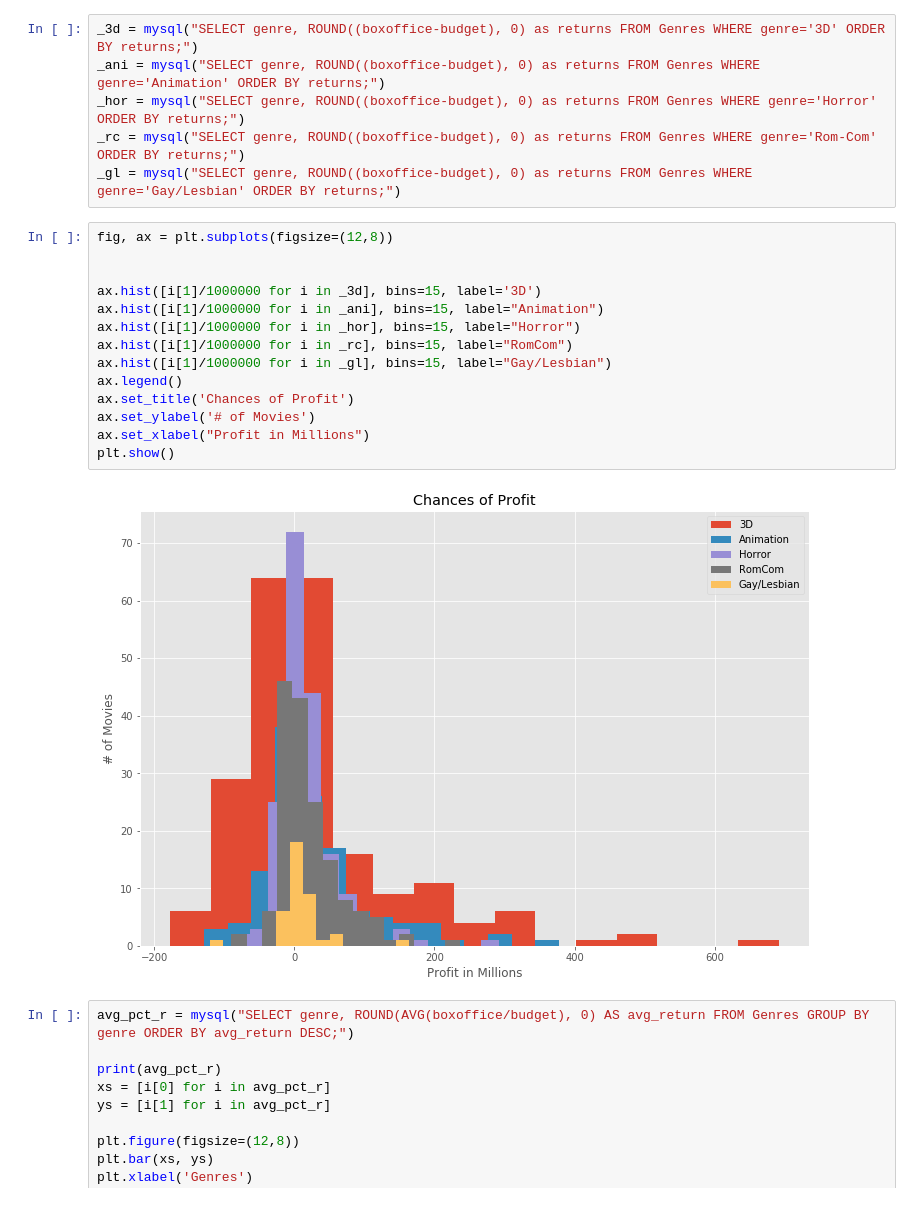
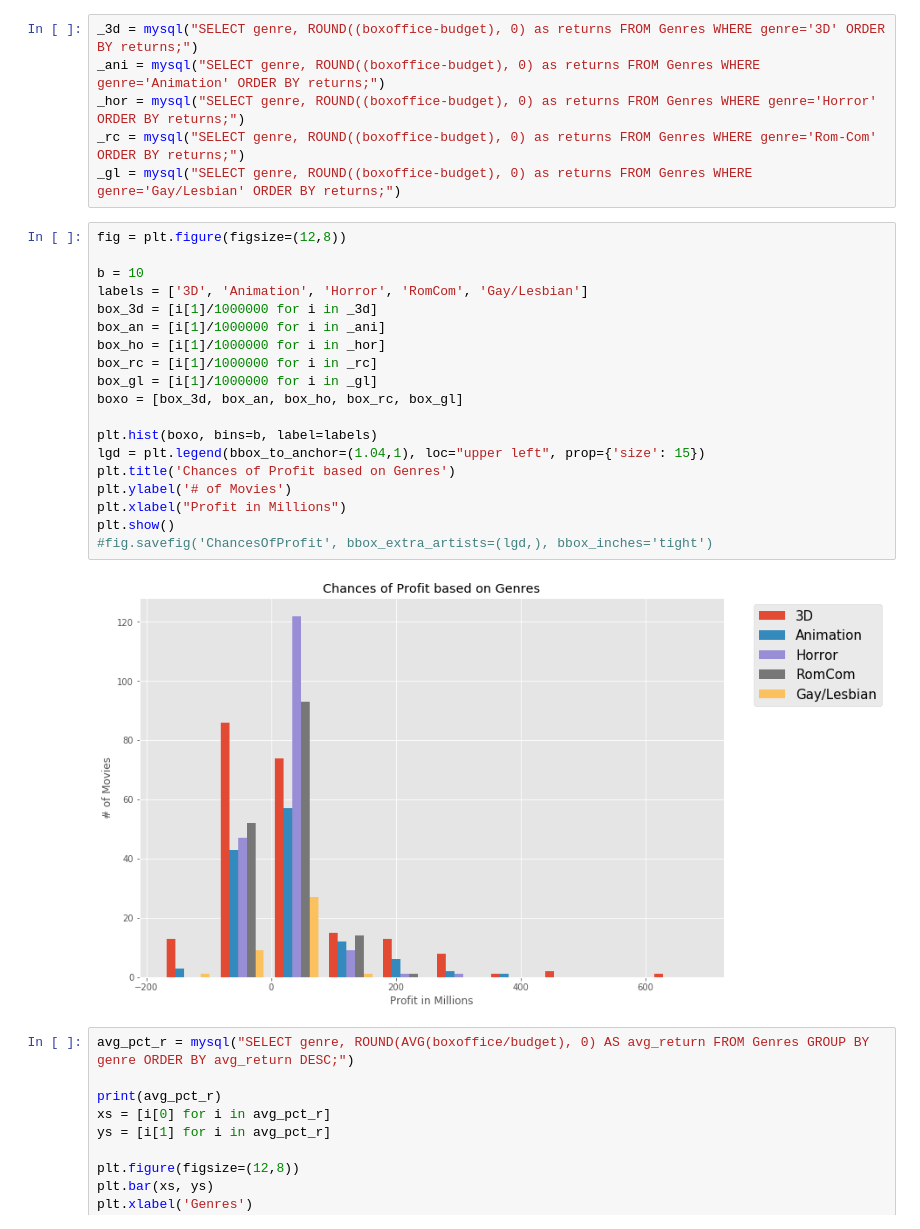
Before and after one commit to jkarma0920/MovieProject1, a Jupyter notebook: Movie_visualizer.ipynb, the cells around one changed output. Cells and saved outputs as stored; diff of their text form.

Commit message:
updated visualizer and added graph pics

```diff
--- a/Movie_visualizer.ipynb
+++ b/Movie_visualizer.ipynb
@@ -60,21 +53,26 @@ _hor = mysql("SELECT genre, ROUND((boxoffice-budget), 0) as returns FROM Genres
 _rc = mysql("SELECT genre, ROUND((boxoffice-budget), 0) as returns FROM Genres WHERE genre='Rom-Com' ORDER BY returns;")
 _gl = mysql("SELECT genre, ROUND((boxoffice-budget), 0) as returns FROM Genres WHERE genre='Gay/Lesbian' ORDER BY returns;")
 # %%
-fig, ax = plt.subplots(figsize=(12,8))
+fig = plt.figure(figsize=(12,8))
 
+b = 10
+labels = ['3D', 'Animation', 'Horror', 'RomCom', 'Gay/Lesbian']
+box_3d = [i[1]/1000000 for i in _3d]
+box_an = [i[1]/1000000 for i in _ani]
+box_ho = [i[1]/1000000 for i in _hor]
+box_rc = [i[1]/1000000 for i in _rc]
+box_gl = [i[1]/1000000 for i in _gl]
+boxo = [box_3d, box_an, box_ho, box_rc, box_gl]
 
-ax.hist([i[1]/1000000 for i in _3d], bins=15, label='3D')
-ax.hist([i[1]/1000000 for i in _ani], bins=15, label="Animation")
-ax.hist([i[1]/1000000 for i in _hor], bins=15, label="Horror")
-ax.hist([i[1]/1000000 for i in _rc], bins=15, label="RomCom")
-ax.hist([i[1]/1000000 for i in _gl], bins=15, label="Gay/Lesbian")
-ax.legend()
-ax.set_title('Chances of Profit')
-ax.set_ylabel('# of Movies')
-ax.set_xlabel("Profit in Millions")
+plt.hist(boxo, bins=b, label=labels)
+lgd = plt.legend(bbox_to_anchor=(1.04,1), loc="upper left", prop={'size': 15})
+plt.title('Chances of Profit based on Genres')
+plt.ylabel('# of Movies')
+plt.xlabel("Profit in Millions")
 plt.show()
+#fig.savefig('ChancesOfProfit', bbox_extra_artists=(lgd,), bbox_inches='tight')
 # %% [output]
-[figure, old version]
+[figure, new version]
 # %%
 avg_pct_r = mysql("SELECT genre, ROUND(AVG(boxoffice/budget), 0) AS avg_return FROM Genres GROUP BY genre ORDER BY avg_return DESC;")
 
```
Also changed, not shown: parts of 9 cells of this notebook, 2 other files.
